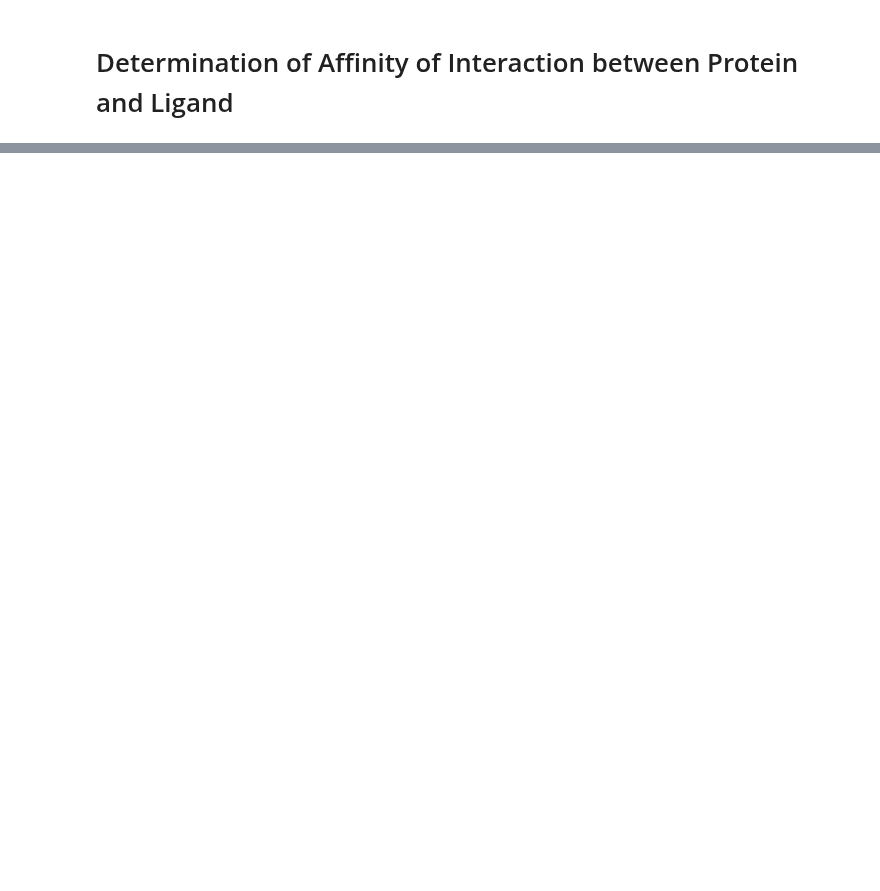
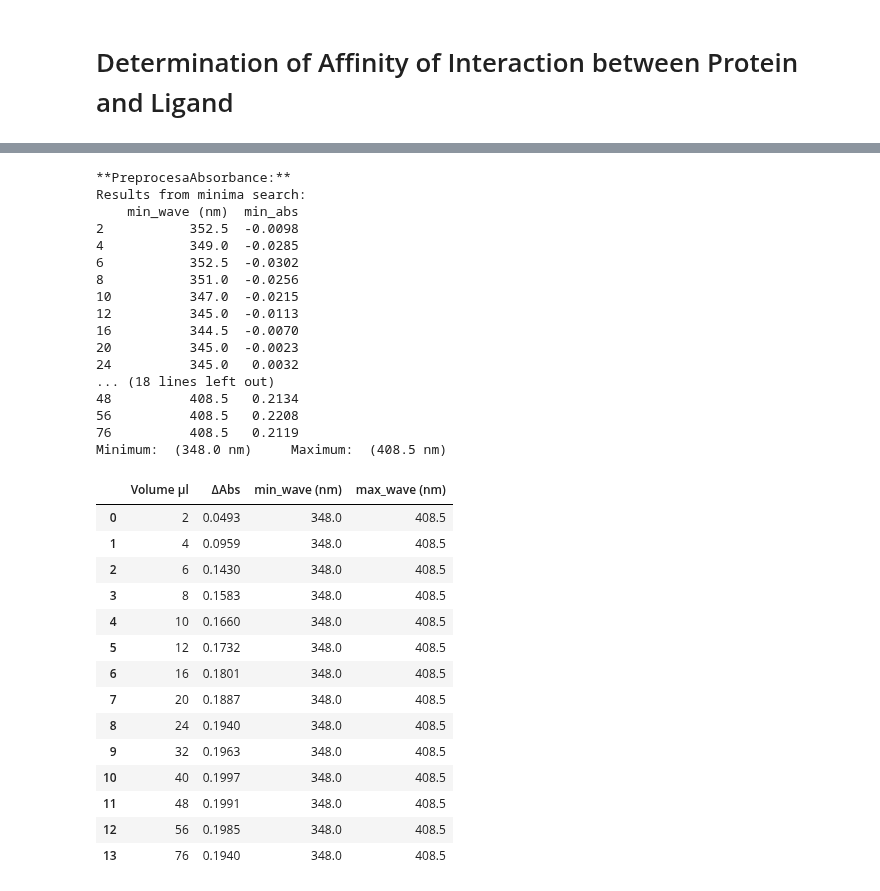
Before and after one commit to unizar-flav/DAIProLi, a Jupyter notebook: DAIProLi_7.ipynb, the cells around one changed output, grey strips where cells are left out. Cells and saved outputs as stored; diff of their text form; code cells hidden in the pictures; blank space fills up the shorter version.

```diff
--- a/DAIProLi_7.ipynb
+++ b/DAIProLi_7.ipynb
@@ -266,3 +304,69 @@ DeltaAbs
+# %%
+#@title PreprocesaAbsorbance
+print("**PreprocesaAbsorbance:**")
+
+#@markdown Here it is advisable to run the function with
+#@markdown the median option first along with the debug in
+#@markdown order to determine whether a manual input is
+#@markdown is necessary or not.
+
+
+
+
+
+
+
+# @markdown **Method for selecting minimum and maximum**
+Method = "Median" #@param ["Manual", "Mean", "Median"]
+
+# @markdown **Manual minimum (nm)**
+Minimum  = 0 #@param {type:"number"}
+# @markdown **Manual Maximum (nm)**
+Maximum  = 0 #@param {type:"number"}
+
+
+# @markdown **Check the minimum and maximum for each spectrum**
+Debug = True #@param {type:"boolean"}
+
+
+
+
+
+DeltaAbs= preprocesaAbsorbance(datos, method= Method, debug=Debug, )
+DeltaAbs
+# %% [output]
+**PreprocesaAbsorbance:**
+Results from minima search:
+    min_wave (nm)  min_abs
+2           352.5  -0.0098
+4           349.0  -0.0285
+6           352.5  -0.0302
+8           351.0  -0.0256
+10          347.0  -0.0215
+12          345.0  -0.0113
+16          344.5  -0.0070
+20          345.0  -0.0023
+24          345.0   0.0032
+... (18 lines left out)
+48          408.5   0.2134
+56          408.5   0.2208
+76          408.5   0.2119
+Minimum:  (348.0 nm)     Maximum:  (408.5 nm)
+|  | Volume µl | ΔAbs | min_wave (nm) | max_wave (nm) |
+| 0 | 2 | 0.0493 | 348.0 | 408.5 |
+| 1 | 4 | 0.0959 | 348.0 | 408.5 |
+| 2 | 6 | 0.1430 | 348.0 | 408.5 |
+| 3 | 8 | 0.1583 | 348.0 | 408.5 |
+| 4 | 10 | 0.1660 | 348.0 | 408.5 |
+| 5 | 12 | 0.1732 | 348.0 | 408.5 |
+| 6 | 16 | 0.1801 | 348.0 | 408.5 |
+| 7 | 20 | 0.1887 | 348.0 | 408.5 |
+| 8 | 24 | 0.1940 | 348.0 | 408.5 |
+| 9 | 32 | 0.1963 | 348.0 | 408.5 |
+| 10 | 40 | 0.1997 | 348.0 | 408.5 |
+| 11 | 48 | 0.1991 | 348.0 | 408.5 |
+| 12 | 56 | 0.1985 | 348.0 | 408.5 |
+| 13 | 76 | 0.1940 | 348.0 | 408.5 |
 # %%
 #@title Spectra plot
 # @markdown In the spaces below you
```
Also changed, not shown: parts of 5 cells of this notebook.
